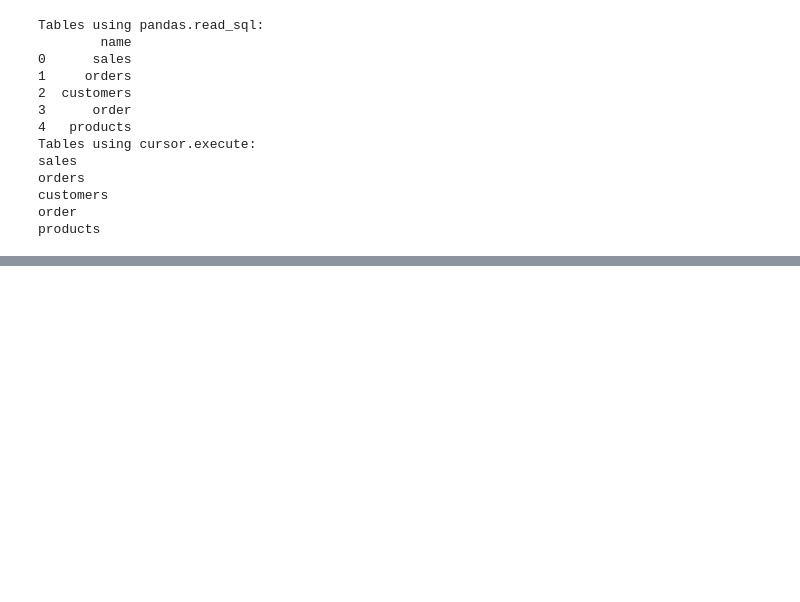
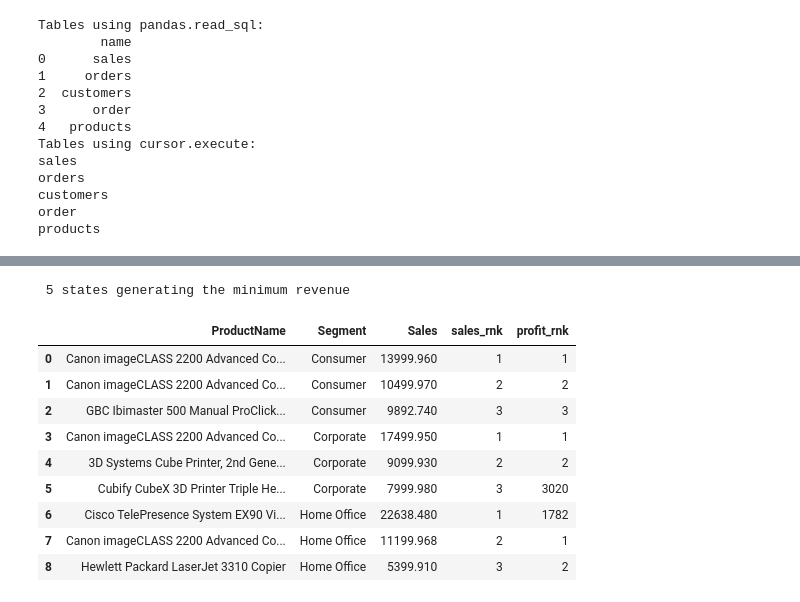
Before and after one commit to Rojhak/BI_analysis, a Jupyter notebook: bi_database.ipynb, the cells around one changed output, grey strips where cells are left out. Cells and saved outputs as stored; diff of their text form; code cells hidden in the pictures; blank space fills up the shorter version.

Commit message:
commit somehting

```diff
--- a/bi_database.ipynb
+++ b/bi_database.ipynb
@@ -239,8 +233,0 @@ conn.commit()  # Roll back any pending transaction
-# %%
-conn.close()  # Close the existing connection
-# Create a new connection and drop the tables
-conn = sqlite3.connect('superstore.db')
-cursor = conn.cursor()
-cursor.execute('DROP TABLE IF EXISTS order')
-conn.commit()
-conn.close()
@@ -248,0 +300,45 @@ OperationalError: near "order": syntax error
+# %%
+#What are the 3 products in each product segment with the highest sales
+print(" 5 states generating the minimum revenue")
+# pd.read_sql("""
+# select p.ProductName,s.segment, s.Sales from (
+# with cte as
+# (select * from Sales s join orders c on s.OrderID=c.OrderID join customers cst on c.CustomerID=cst.CustomerID )
+# select *, rank()over(partition by Segment order by Sales desc) as rnk from cte) s join products p
+# on s.ProductID =p.ProductID where rnk <= 3 """, conn)
+
+sql_query = """
+WITH ranked_sales AS (
+    SELECT
+        s.ProductID,
+        cst.Segment,
+        s.Sales,
+        RANK() OVER (PARTITION BY cst.Segment ORDER BY s.Sales DESC) AS sales_rnk,
+        rank()over(partition by cst.Segment order by s.Profit DESC) as profit_rnk
+    FROM Sales s
+    JOIN Orders o ON s.OrderID = o.OrderID
+    JOIN Customers cst ON o.CustomerID = cst.CustomerID
+)
+SELECT
+    p.ProductName,
+    rs.Segment,
+    rs.Sales,
+    rs.sales_rnk,
+    rs.profit_rnk
+FROM ranked_sales rs
+JOIN Products p ON rs.ProductID = p.ProductID
+WHERE rs.sales_rnk <= 3
+"""
+pd.read_sql(sql_query, conn)
+# %% [output]
+ 5 states generating the minimum revenue
+|  | ProductName | Segment | Sales | sales_rnk | profit_rnk |
+| 0 | Canon imageCLASS 2200 Advanced Co... | Consumer | 13999.960 | 1 | 1 |
+| 1 | Canon imageCLASS 2200 Advanced Co... | Consumer | 10499.970 | 2 | 2 |
+| 2 | GBC Ibimaster 500 Manual ProClick... | Consumer | 9892.740 | 3 | 3 |
+| 3 | Canon imageCLASS 2200 Advanced Co... | Corporate | 17499.950 | 1 | 1 |
+| 4 | 3D Systems Cube Printer, 2nd Gene... | Corporate | 9099.930 | 2 | 2 |
+| 5 | Cubify CubeX 3D Printer Triple He... | Corporate | 7999.980 | 3 | 3020 |
+| 6 | Cisco TelePresence System EX90 Vi... | Home Office | 22638.480 | 1 | 1782 |
+| 7 | Canon imageCLASS 2200 Advanced Co... | Home Office | 11199.968 | 2 | 1 |
+| 8 | Hewlett Packard LaserJet 3310 Copier | Home Office | 5399.910 | 3 | 2 |
```
Also changed, not shown: parts of 14 cells of this notebook, 2 other files.
